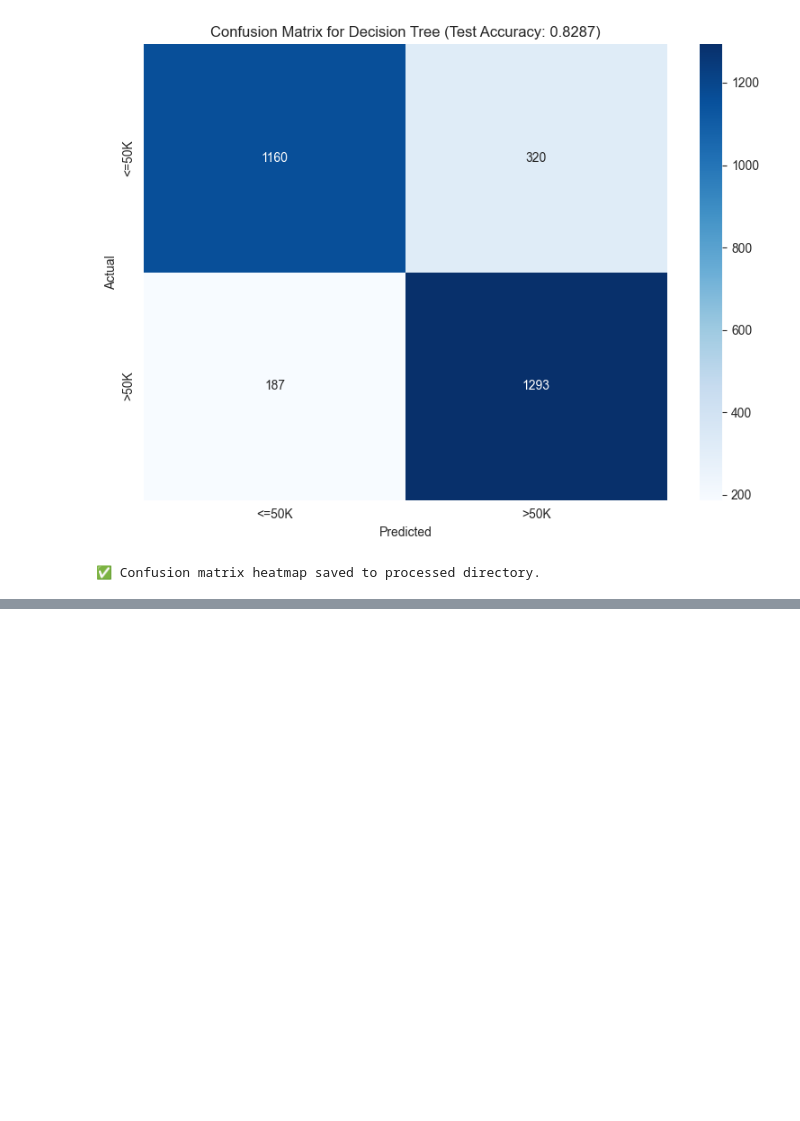
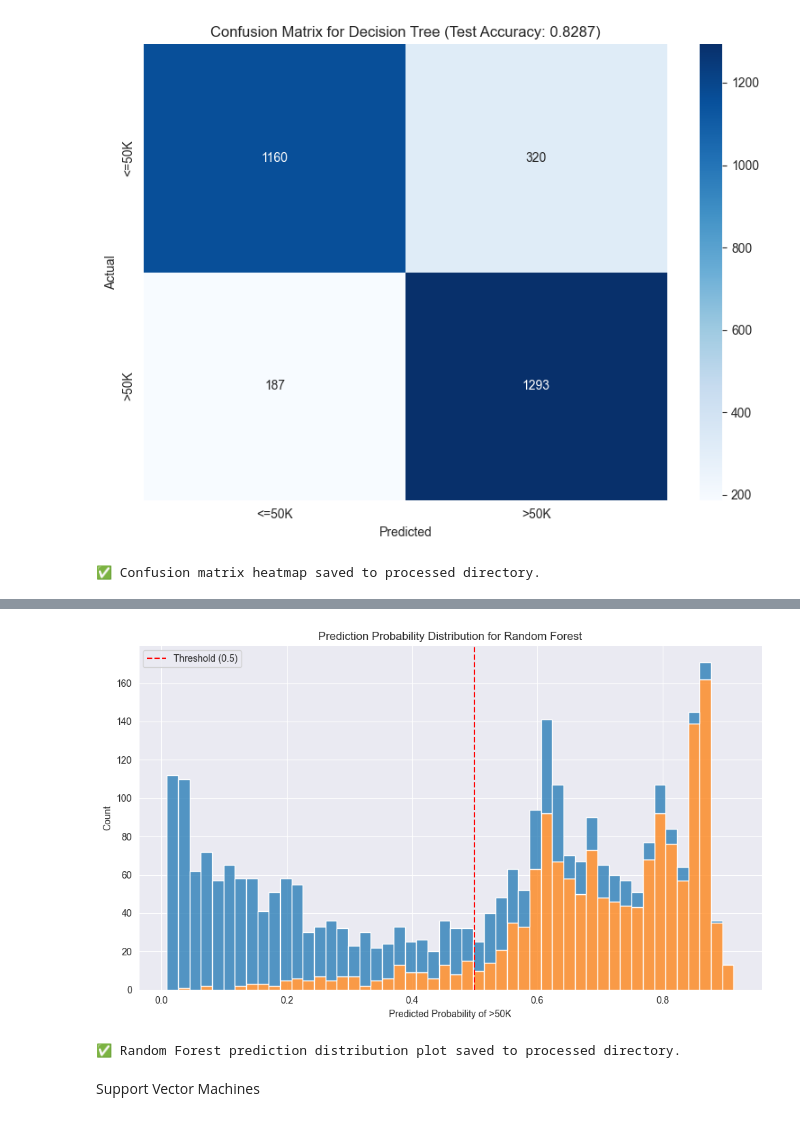
Before and after one commit to NandunSamarasekara/Machine-Learning-model-to-predit-Income, a Jupyter notebook: group_pipeline.ipynb, the cells around one changed output, grey strips where cells are left out. Drawn from its saved outputs; the diff is of its cells as text; code cells hidden in the pictures; blank space fills up the shorter version.

```diff
--- a/group_pipeline.ipynb
+++ b/group_pipeline.ipynb
@@ -1416,0 +1545,45 @@ print("✅ Confusion matrix heatmap saved to processed directory.")
+# %%
+import pandas as pd
+import seaborn as sns
+import matplotlib.pyplot as plt
+import os
+from sklearn.ensemble import RandomForestClassifier
+
+# Load the scaled datasets
+processed_dir = r"E:\AIML_Project\results\outputs"
+train_df = pd.read_csv(os.path.join(processed_dir, 'IT_24102080_scaled_train.csv'))
+test_df = pd.read_csv(os.path.join(processed_dir, 'IT_24102080_scaled_test.csv'))
+
+# Separate features and target
+X_train = train_df.drop('income', axis=1)
+y_train = train_df['income']
+X_test = test_df.drop('income', axis=1)
+y_test = test_df['income']
+
+# Train Random Forest
+model = RandomForestClassifier(n_estimators=100, max_depth=10, random_state=42)
+model.fit(X_train, y_train)
+
+# Predict probabilities on test set (probability of class 1)
+y_pred_prob = model.predict_proba(X_test)[:, 1]
+
+# Plot prediction probability distribution by true class
+plt.figure(figsize=(10, 6))
+sns.histplot(data={'Prediction Probability': y_pred_prob, 'True Class': y_test}, x='Prediction Probability', hue='True Class', bins=50, multiple='stack')
+plt.title('Prediction Probability Distribution for Random Forest')
+plt.xlabel('Predicted Probability of >50K')
+plt.ylabel('Count')
+plt.axvline(x=0.5, color='red', linestyle='--', label='Threshold (0.5)')
+plt.legend()
+plt.tight_layout()
+
+# Save the plot
+visualization_dir = r"E:\AIML_Project\results\eda_visualizations"
+plt.savefig(os.path.join(visualization_dir, 'random_forest_prediction_distribution.png'))
+plt.show()
+print("✅ Random Forest prediction distribution plot saved to processed directory.")
+# %% [output]
+[figure, added]
+✅ Random Forest prediction distribution plot saved to processed directory.
+# %% [markdown]
+Support Vector Machines
```
Also changed, not shown: parts of 13 cells of this notebook, 10 other files.
